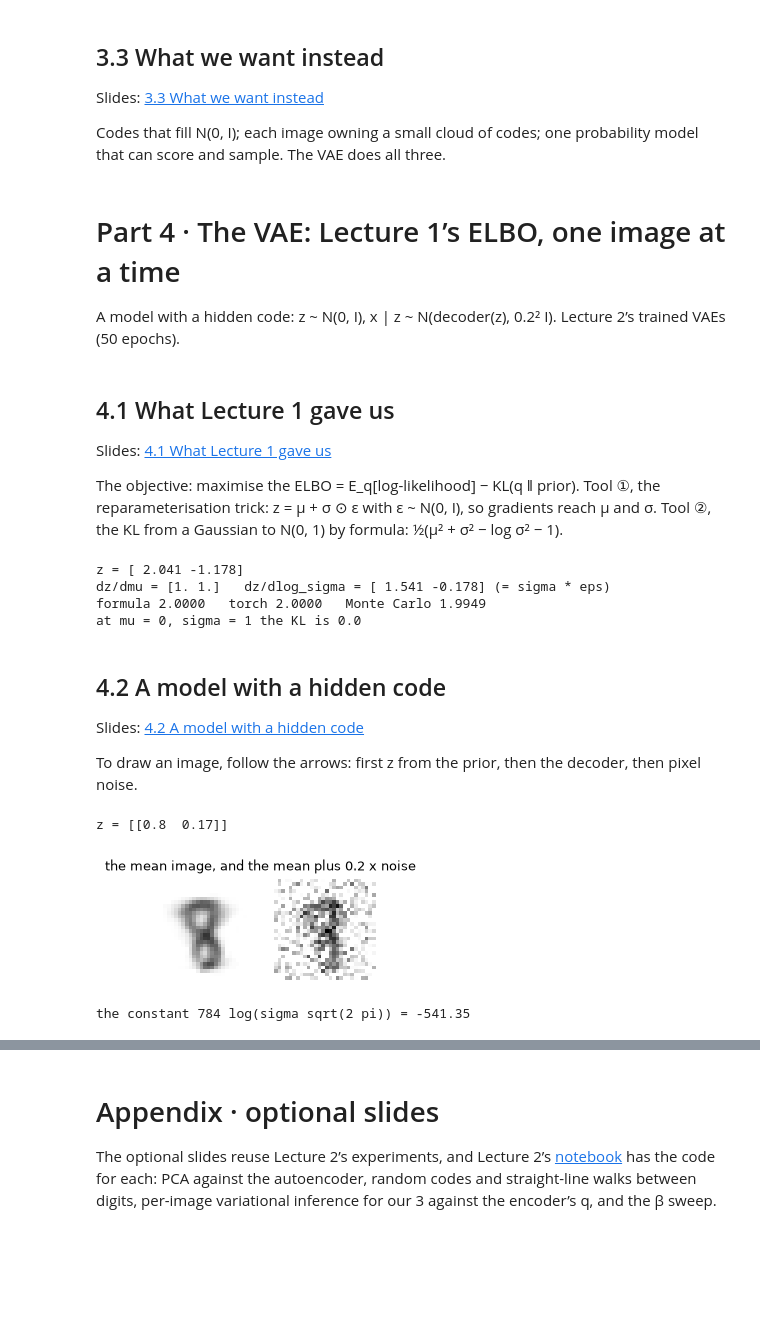
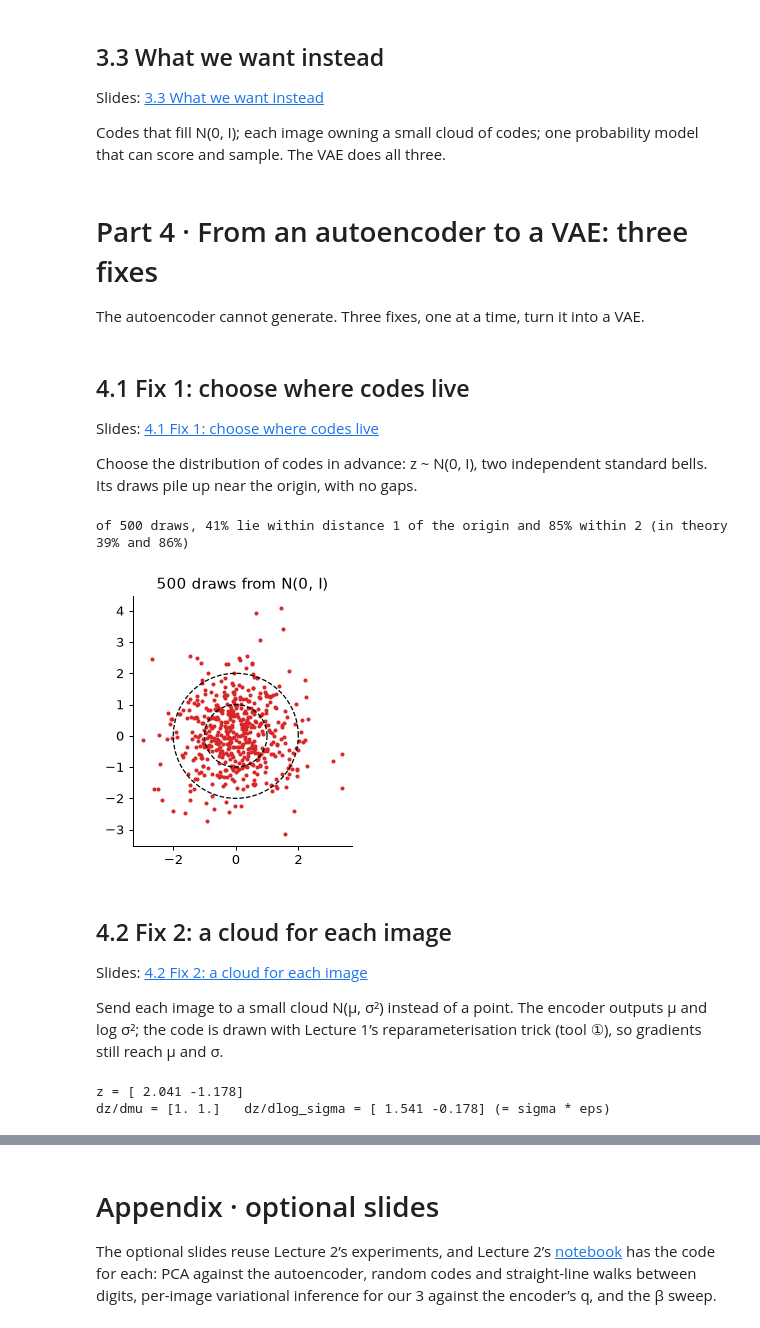
Before and after one commit to nipunbatra/generative, a Jupyter notebook: lectures/lecture5/lecture5-autoencoders-vae.ipynb, the cells around one changed output, grey strips where cells are left out. Saved outputs shown, nothing was run; the diff lists cells and outputs as text; code cells hidden in the pictures; blank space fills up the shorter version.

```diff
--- a/lectures/lecture5/lecture5-autoencoders-vae.ipynb
+++ b/lectures/lecture5/lecture5-autoencoders-vae.ipynb
@@ -294,58 +294,42 @@ Slides: [3.3 What we want instead](https://nipunbatra.github.io/generative/lectu
 
 Codes that fill N(0, I); each image owning a small cloud of codes; one probability model that can score and sample. The VAE does all three.
 # %% [markdown]
-# Part 4 · The VAE: Lecture 1’s ELBO, one image at a time
+# Part 4 · From an autoencoder to a VAE: three fixes
 
-A model with a hidden code: z ~ N(0, I), x | z ~ N(decoder(z), 0.2² I). Lecture 2’s trained VAEs (50 epochs).
+The autoencoder cannot generate. Three fixes, one at a time, turn it into a VAE.
 # %% [markdown]
-## 4.1 What Lecture 1 gave us
+## 4.1 Fix 1: choose where codes live
 
-Slides: [4.1 What Lecture 1 gave us](https://nipunbatra.github.io/generative/lectures/lecture5/#recap-elbo/1)
+Slides: [4.1 Fix 1: choose where codes live](https://nipunbatra.github.io/generative/lectures/lecture5/#fix-prior/1)
 
-The objective: maximise the ELBO = E_q[log-likelihood] − KL(q ‖ prior). Tool ①, the reparameterisation trick: z = μ + σ ⊙ ε with ε ~ N(0, I), so gradients reach μ and σ. Tool ②, the KL from a Gaussian to N(0, 1) by formula: ½(μ² + σ² − log σ² − 1).
+Choose the distribution of codes in advance: z ~ N(0, I), two independent standard bells. Its draws pile up near the origin, with no gaps.
 # %%
-# Tool 1: a random draw that gradients pass through.
-mu = torch.tensor([0.5, -1.0], requires_grad=True)
-log_sigma = torch.tensor([0.0, -0.5], requires_grad=True)
-eps = torch.randn(2, generator=torch.Generator().manual_seed(0))
-z = mu + log_sigma.exp() * eps          # the randomness sits in eps
-z.sum().backward()
-print('z =', z.detach().numpy().round(3))
-print('dz/dmu =', mu.grad.numpy(), '  dz/dlog_sigma =', log_sigma.grad.numpy().round(3), '(= sigma * eps)')
-
-# Tool 2: the KL from N(mu, sigma^2) to N(0, 1), three ways.
-def kl_to_std_normal(m, s):
-    return 0.5 * (m ** 2 + s ** 2 - math.log(s ** 2) - 1)
-m_, s_ = 2.0, 1.0
-draws = Normal(m_, s_).sample((200_000,), )
-mc = float((Normal(m_, s_).log_prob(draws) - Normal(0., 1.).log_prob(draws)).mean())
-print(f'formula {kl_to_std_normal(m_, s_):.4f}   torch {float(kl_divergence(Normal(m_, s_), Normal(0., 1.))):.4f}   Monte Carlo {mc:.4f}')
-print(f'at mu = 0, sigma = 1 the KL is {kl_to_std_normal(0.0, 1.0):.1f}')
+z = torch.randn(500, 2, generator=torch.Generator().manual_seed(0))
+r = z.norm(dim=1)
+print(f'of 500 draws, {float((r <= 1).float().mean()):.0%} lie within distance 1 of the origin and {float((r <= 2).float().mean()):.0%} within 2 (in theory 39% and 86%)')
+t = torch.linspace(0, 2 * math.pi, 200)
+plt.figure(figsize=(3.6, 3.6)); plt.scatter(*z.T, s=5, c='C3')
+for k in (1, 2): plt.plot(k * t.cos(), k * t.sin(), 'k--', lw=1)
+plt.gca().set_aspect('equal'); plt.title('500 draws from N(0, I)'); plt.show()
 # %% [output]
-z = [ 2.041 -1.178]
-dz/dmu = [1. 1.]   dz/dlog_sigma = [ 1.541 -0.178] (= sigma * eps)
-formula 2.0000   torch 2.0000   Monte Carlo 1.9949
-at mu = 0, sigma = 1 the KL is 0.0
+of 500 draws, 41% lie within distance 1 of the origin and 85% within 2 (in theory 39% and 86%)
+[figure, added]
 # %% [markdown]
-## 4.2 A model with a hidden code
+## 4.2 Fix 2: a cloud for each image
 
-Slides: [4.2 A model with a hidden code](https://nipunbatra.github.io/generative/lectures/lecture5/#vae-pgm/1)
+Slides: [4.2 Fix 2: a cloud for each image](https://nipunbatra.github.io/generative/lectures/lecture5/#fix-cloud/1)
 
-To draw an image, follow the arrows: first z from the prior, then the decoder, then pixel noise.
+Send each image to a small cloud N(μ, σ²) instead of a point. The encoder outputs μ and log σ²; the code is drawn with Lecture 1’s reparameterisation trick (tool ①), so gradients still reach μ and σ.
 # %%
-vae2 = load_trained('vae2', 2, True); vae16 = load_trained('vae16', 16, True)
-z = torch.randn(1, 2, generator=torch.Generator().manual_seed(3))
-with torch.no_grad(): mean = vae2.decoder(z)
-x_sample = mean + SIGMA * torch.randn(mean.shape, generator=torch.Generator().manual_seed(4))
-print('z =', z.numpy().round(2))
-show_digits(torch.cat([mean, x_sample.clamp(0, 1)]), ncol=2, size=1.6, title='the mean image, and the mean plus 0.2 x noise')
-const = 784 * math.log(SIGMA * math.sqrt(2 * math.pi))
-@torch.no_grad()
-def log_lik(net, x, Z):                     # log p(x | z) for a batch of codes Z
-    return -((net.decoder(Z.float()).double() - x) ** 2).sum(1) / (2 * SIGMA ** 2) - const
-print(f'the constant 784 log(sigma sqrt(2 pi)) = {const:.2f}')
+# Tool 1: a random draw that gradients pass through.
+mu = torch.tensor([0.5, -1.0], requires_grad=True)
+log_sigma = torch.tensor([0.0, -0.5], requires_grad=True)
+eps = torch.randn(2, generator=torch.Generator().manual_seed(0))
+z = mu + log_sigma.exp() * eps          # the randomness sits in eps
+z.sum().backward()
+print('z =', z.detach().numpy().round(3))
+print('dz/dmu =', mu.grad.numpy(), '  dz/dlog_sigma =', log_sigma.grad.numpy().round(3), '(= sigma * eps)')
 # %% [output]
-z = [[0.8  0.17]]
+z = [ 2.041 -1.178]
+dz/dmu = [1. 1.]   dz/dlog_sigma = [ 1.541 -0.178] (= sigma * eps)
-[figure, removed]
-the constant 784 log(sigma sqrt(2 pi)) = -541.35
 # %% [markdown]
```
Also changed, not shown: parts of 43 cells of this notebook, 14 other files.
